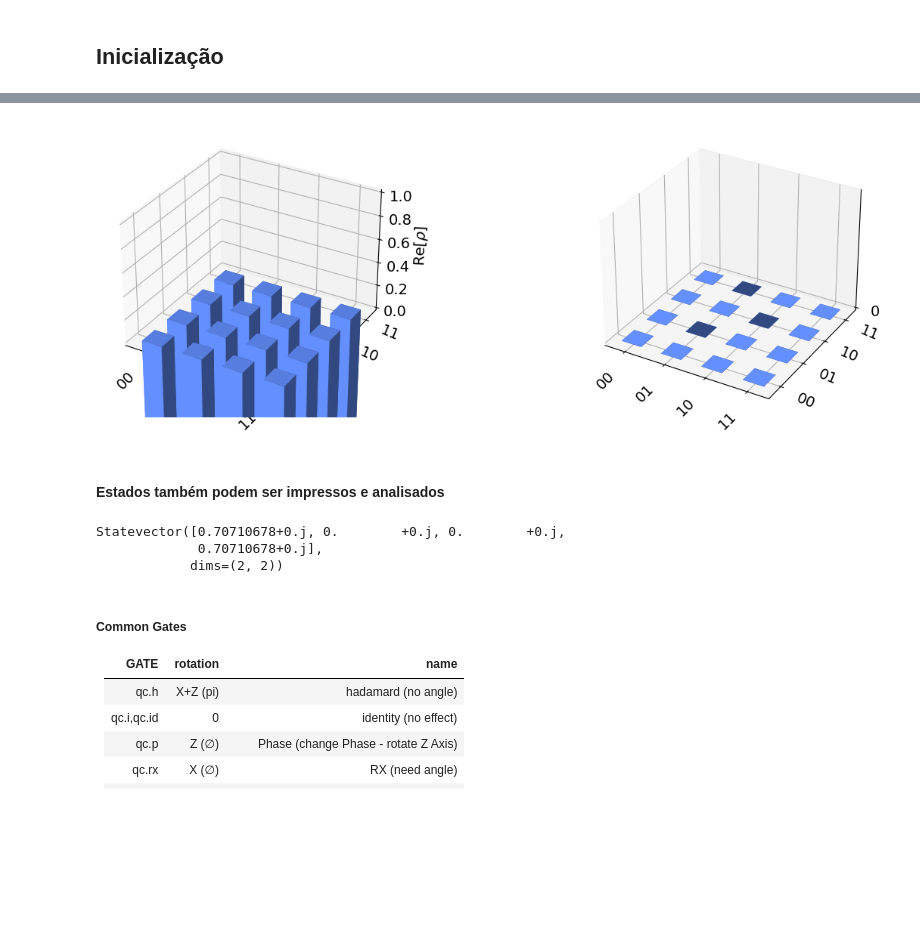
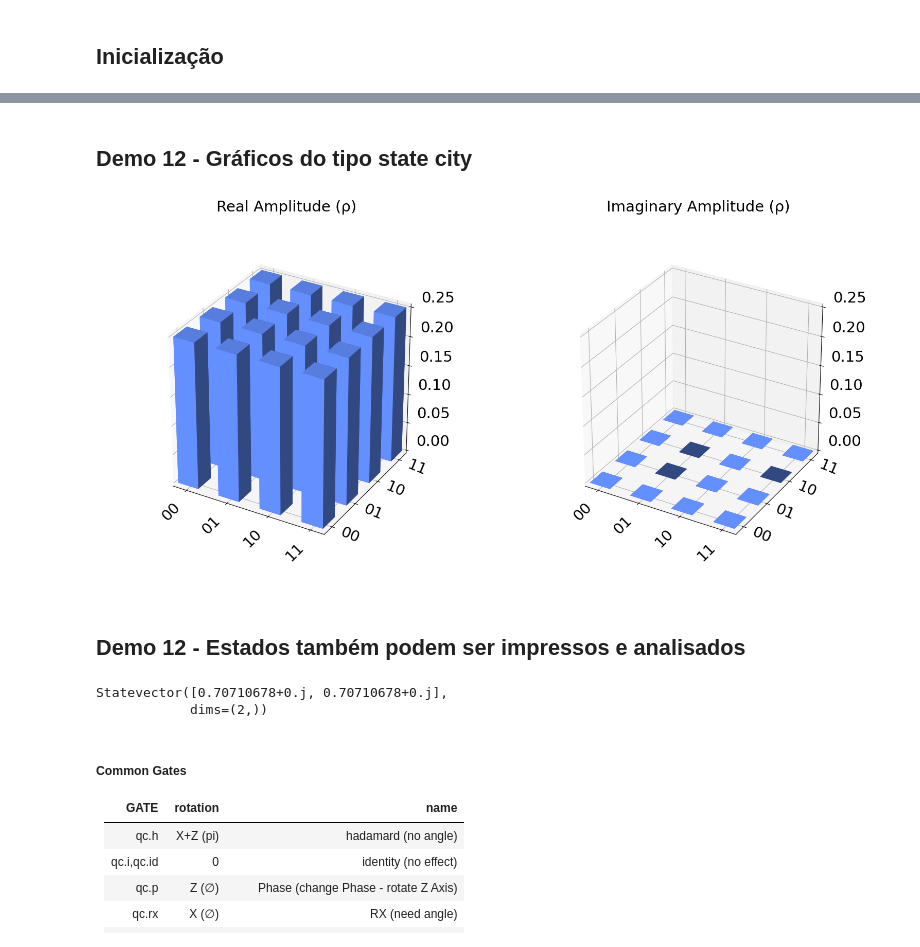
Before and after one commit to gsreis/qiskit_tutorial, a Jupyter notebook: qiskit_tutorial.ipynb, the cells around one changed output, grey strips where cells are left out. Cells and saved outputs as stored; diff of their text form; code cells hidden in the pictures; blank space fills up the shorter version.

```diff
--- a/qiskit_tutorial.ipynb
+++ b/qiskit_tutorial.ipynb
@@ -285,34 +524,37 @@ plot_histogram ([counts1], color= ['orange'], bar_labels=False)
+# %% [markdown]
+## Demo 12 - Gráficos do tipo state city
 # %%
 qc = QuantumCircuit(2,2)
 qc.h(0)
 qc.h(1)
 qc.cx(0,1)
+qc.measure_all()
 
-simulator = Aer.get_backend('statevector_simulator')
-job = execute(qc, simulator)
-result = job.result()
-outputstate = result.get_statevector(qc)
-plot_state_city(outputstate)
+# Current
+qc.remove_final_measurements()  # no measurements allowed
+statevector = Statevector(qc)
+plot_state_city(statevector)
 # %% [output]
-[figure, old version]
+[figure, new version]
 # %% [markdown]
-#### Estados também podem ser impressos e analisados
+## Demo 12 - Estados também podem ser impressos e analisados
 # %%
-from qiskit import QuantumCircuit, Aer, execute
+from qiskit import QuantumCircuit
 from math import sqrt
-qc = QuantumCircuit(2)
+from qiskit.quantum_info import Statevector
 
-qc.h(0)      #B Correct
-qc.cx(0,1)   #B Correct
+qc = QuantumCircuit(1)
+qc.h(0)
+# qc.h(1)
+# qc.cx(1, 2)
+qc.measure_all()
 
-simulator = Aer.get_backend('statevector_simulator')
-result = execute(qc, simulator).result()
-statevector = result.get_statevector()
+qc.remove_final_measurements()
+statevector = Statevector(qc)
 print(statevector)
 # %% [output]
-Statevector([0.70710678+0.j, 0.        +0.j, 0.        +0.j,
-             0.70710678+0.j],
-            dims=(2, 2))
+Statevector([0.70710678+0.j, 0.70710678+0.j],
+            dims=(2,))
 # %% [markdown]
 ##### Common Gates
 GATE | rotation | name |
```
Also changed, not shown: parts of 65 cells of this notebook.
